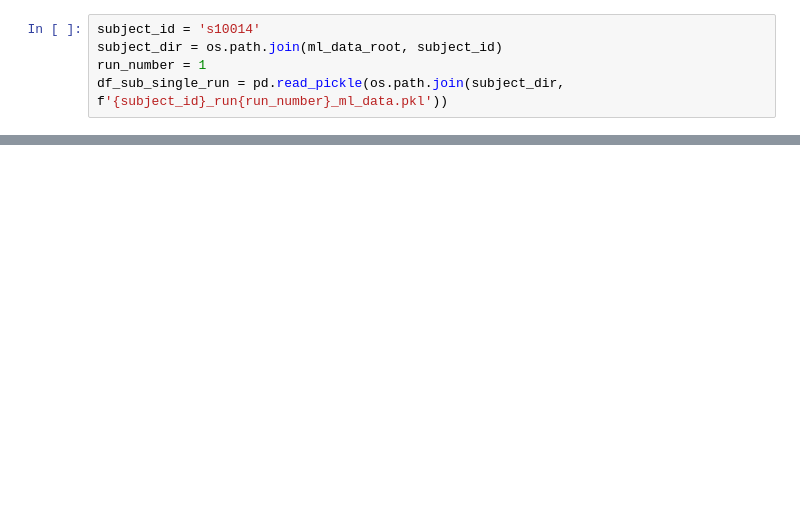
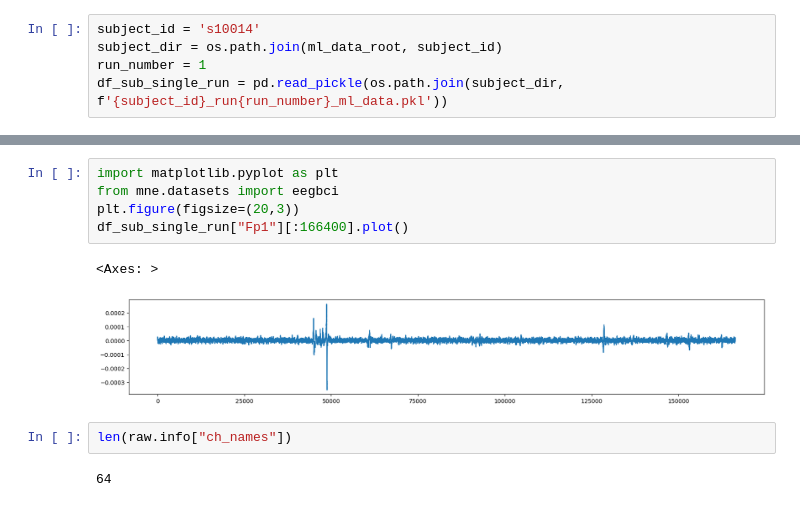
Before and after one commit to SinglePaper/BCI-Mind-Wandering, a Jupyter notebook: 0. Load data.ipynb, the cells around one changed output, grey strips where cells are left out. Saved outputs shown, nothing was run; the diff lists cells and outputs as text; blank space fills up the shorter version.

```diff
--- a/0. Load data.ipynb
+++ b/0. Load data.ipynb
@@ -34,0 +176,12 @@ df_sub_single_run = pd.read_pickle(os.path.join(subject_dir, f'{subject_id}_run{
+# %%
+import matplotlib.pyplot as plt
+from mne.datasets import eegbci
+plt.figure(figsize=(20,3))
+df_sub_single_run["Fp1"][:166400].plot()
+# %% [output]
+<Axes: >
+[figure, added]
+# %%
+len(raw.info["ch_names"])
+# %% [output]
+64
```
Also changed, not shown: parts of 15 cells of this notebook.
